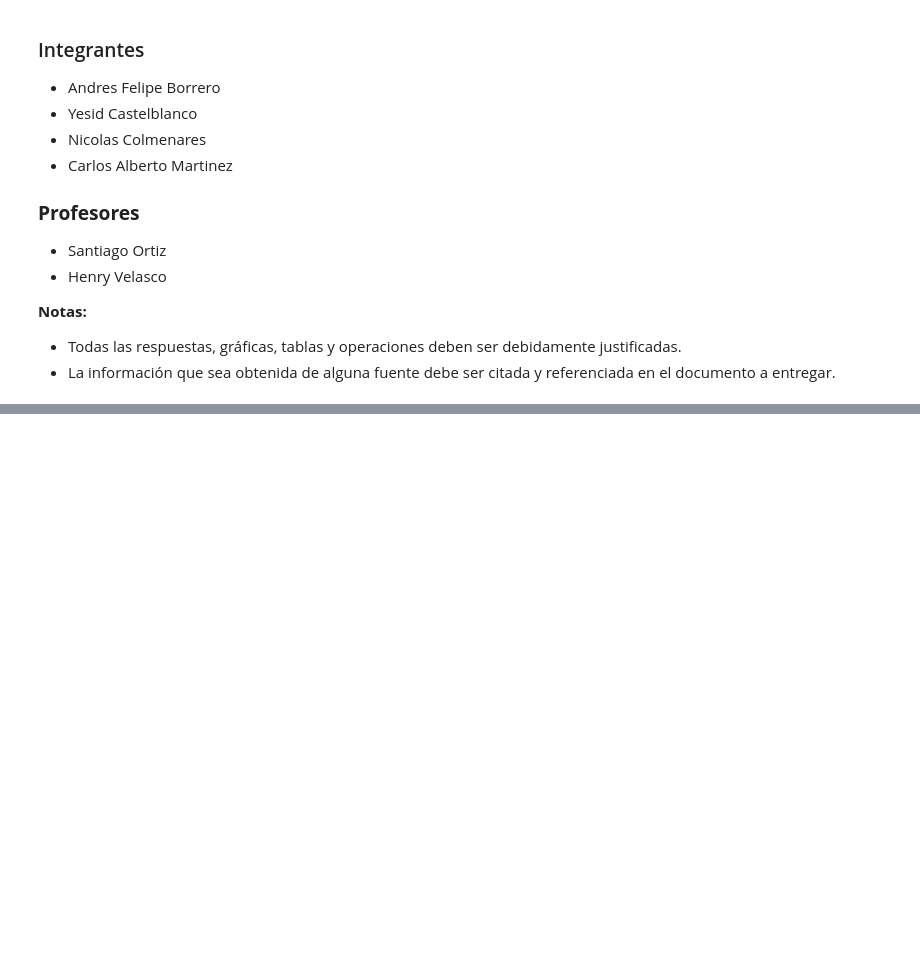
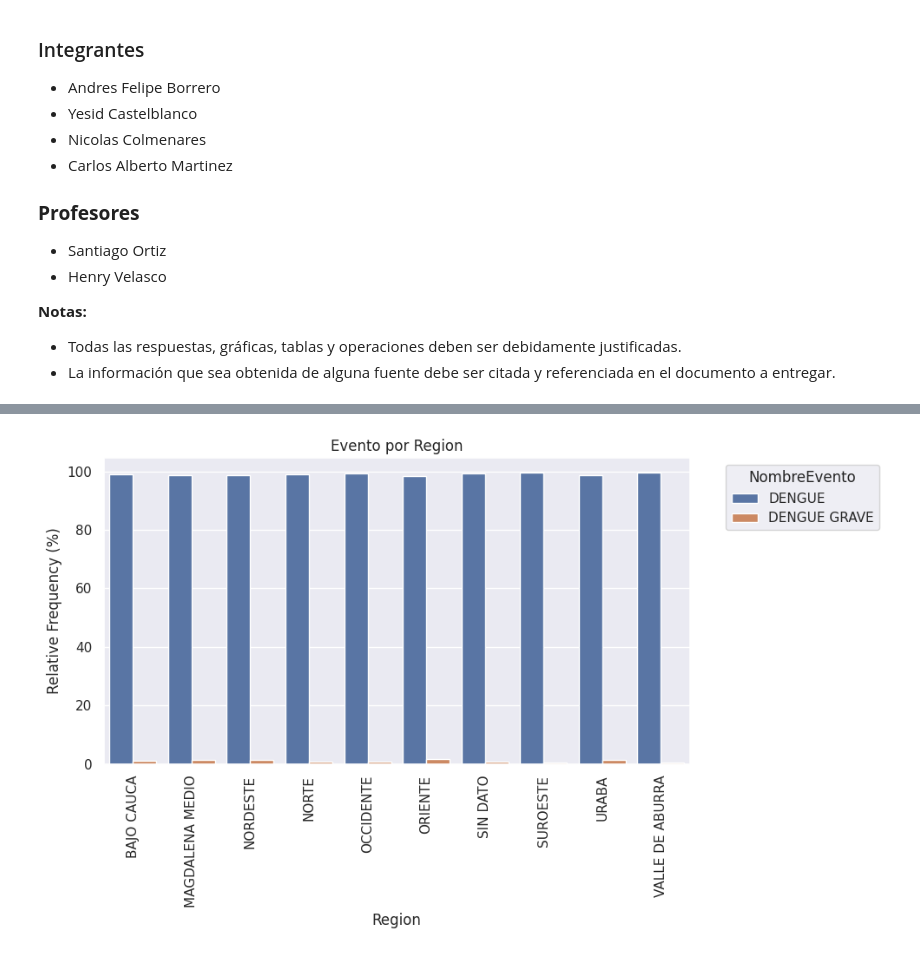
Before and after one commit to cam2149/MachinelearningI, a Jupyter notebook: Examen3_Ejercicio4.ipynb, the cells around one changed output, grey strips where cells are left out. Drawn from its saved outputs; the diff is of its cells as text; code cells hidden in the pictures; blank space fills up the shorter version.

```diff
--- a/Examen3_Ejercicio4.ipynb
+++ b/Examen3_Ejercicio4.ipynb
@@ -189,0 +145,13 @@ dfDengue = pd.read_excel(url, sheet_name='datos_2')
+# %%
+nombre_evento_freq_by_region = dfDengue.groupby(['Region', 'NombreEvento'])['NombreEvento'].count() / dfDengue.groupby('Region')['NombreEvento'].count() * 100
+nombre_evento_freq_by_region = nombre_evento_freq_by_region.reset_index(name='Relative Frequency')
+sns.barplot(x='Region', y='Relative Frequency', hue='NombreEvento', data=nombre_evento_freq_by_region)
+plt.title('Evento por Region')
+plt.xlabel('Region')
+plt.ylabel('Relative Frequency (%)')
+plt.xticks(rotation=90)
+plt.legend(title='NombreEvento', bbox_to_anchor=(1.05, 1), loc='upper left')
+plt.tight_layout()
+plt.show()
+# %% [output]
+[figure, added]
```
Also changed, not shown: parts of 33 cells of this notebook.
